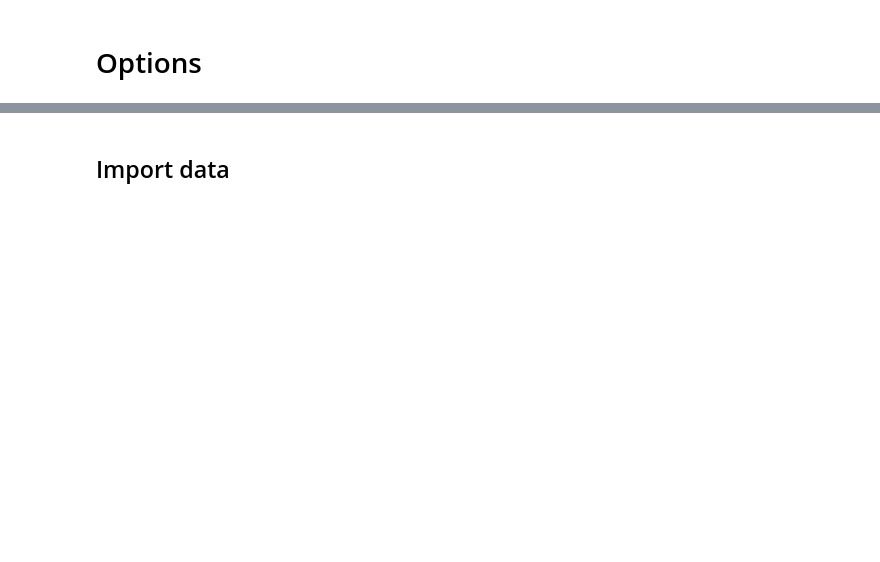
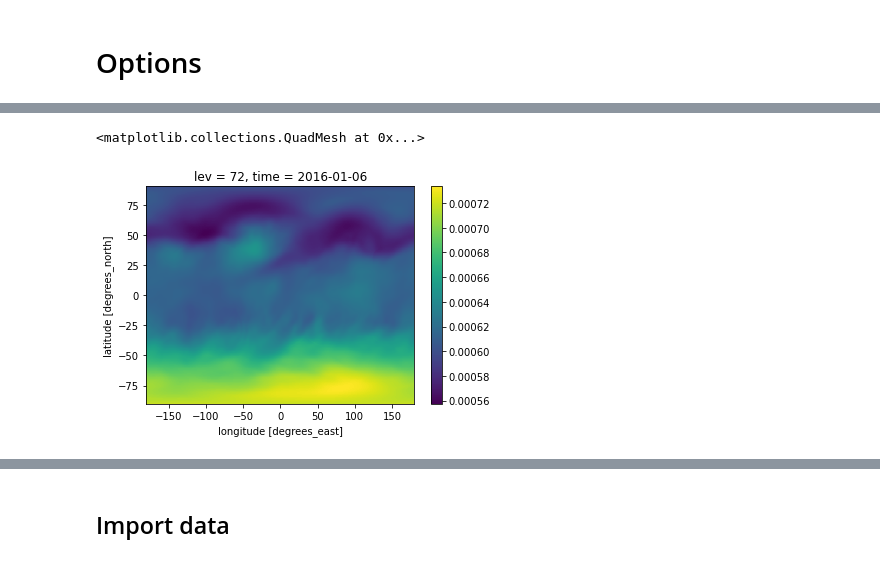
Before and after one commit to lfreese/BC-IRF, a Jupyter notebook: GF_pulse_vs_step.ipynb, the cells around one changed output, grey strips where cells are left out. Saved outputs shown, nothing was run; the diff lists cells and outputs as text; code cells hidden in the pictures; blank space fills up the shorter version.

```diff
--- a/GF_pulse_vs_step.ipynb
+++ b/GF_pulse_vs_step.ipynb
@@ -32,0 +85,5 @@ diagnostic = 'SpeciesConc'
+# %%
+(pressure_ds/ (T_p_ds['T']*12.011)).isel(time = 5, lev = -1).plot()
+# %% [output]
+<matplotlib.collections.QuadMesh at 0x...>
+[figure, added]
```
Also changed, not shown: parts of 81 cells of this notebook, 22 other files.
